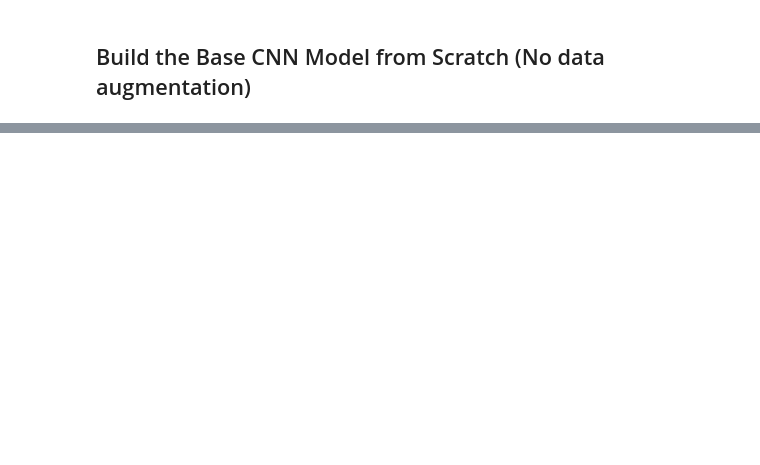
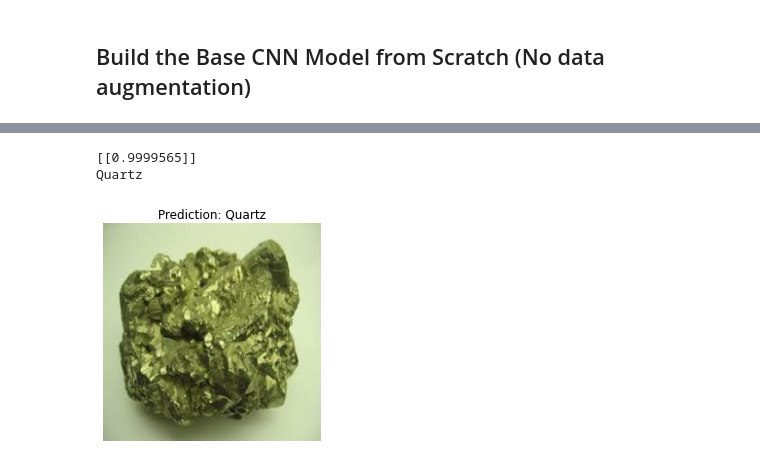
Before and after one commit to leogalbu/Mineral-Rocks-Image-Classification, a Jupyter notebook: Model_1_Quartz_Pyrite_Binary.ipynb, the cells around one changed output, grey strips where cells are left out. Drawn from its saved outputs; the diff is of its cells as text; code cells hidden in the pictures; blank space fills up the shorter version.

```diff
--- a/Model_1_Quartz_Pyrite_Binary.ipynb
+++ b/Model_1_Quartz_Pyrite_Binary.ipynb
@@ -250,0 +339,6 @@ KeyboardInterrupt: ignored
+# %%
+pred_and_plot(model_1_baseline, "pyrite_3.jpg", class_names)
+# %% [output]
+[[0.9999565]]
+Quartz
+[figure, added]
```
Also changed, not shown: parts of 14 cells of this notebook.
